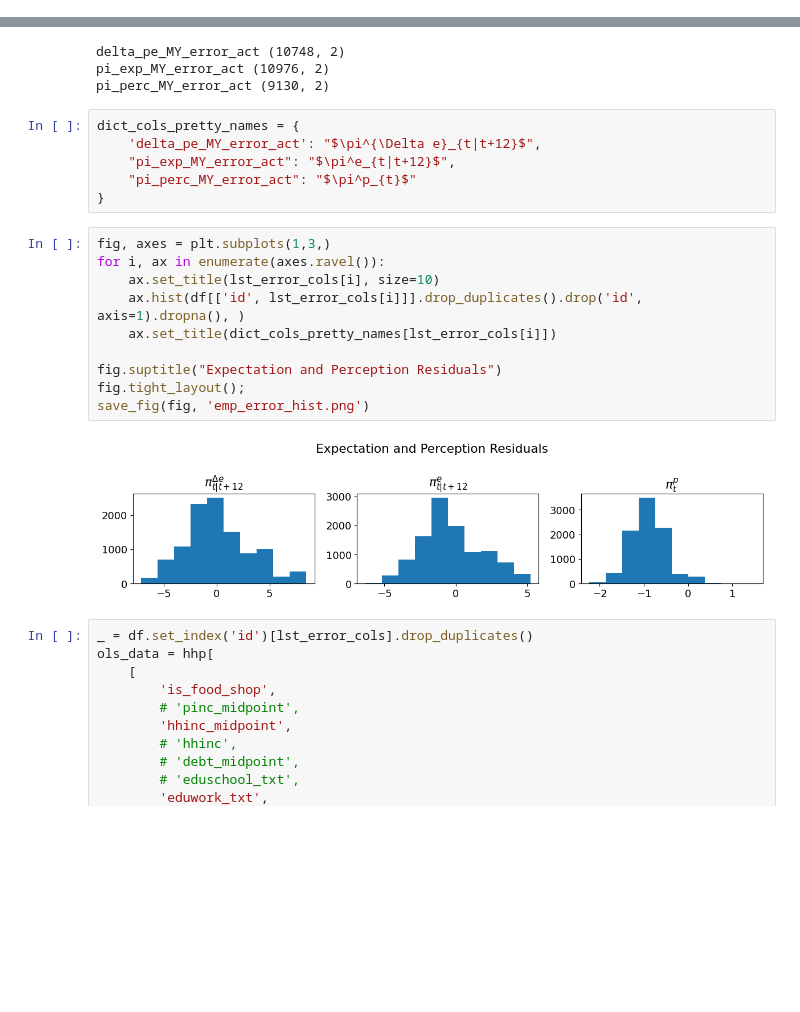
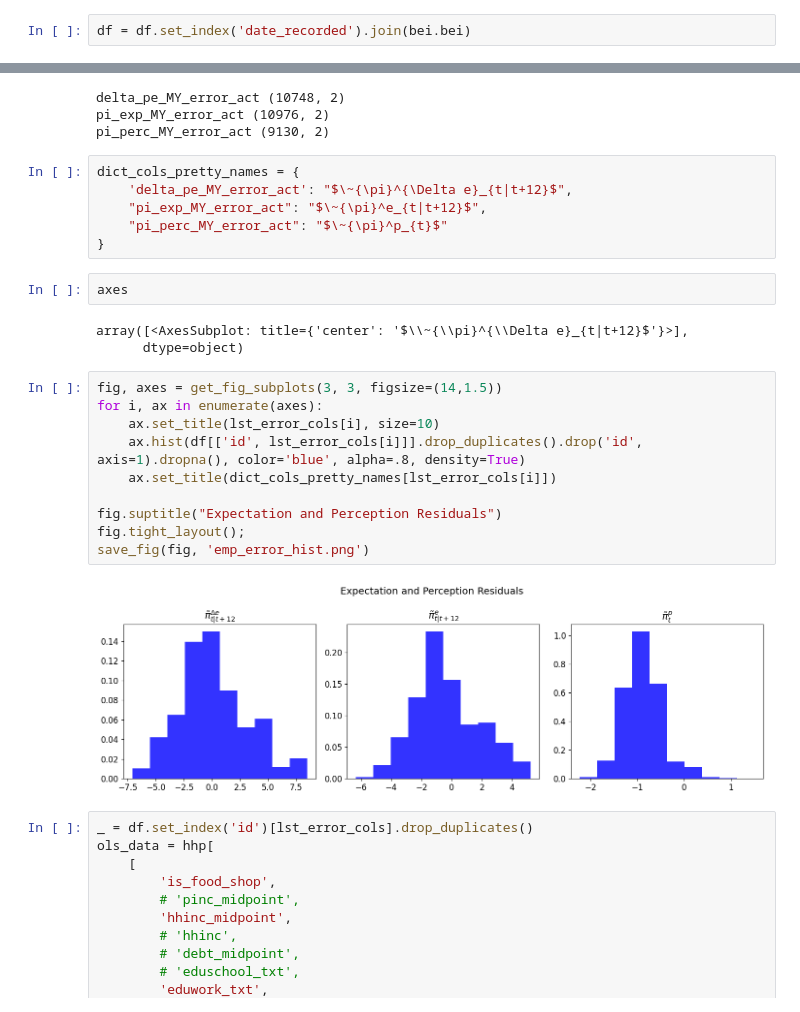
Before and after one commit to lukasgrahl/memoire2, a Jupyter notebook: notebooks/03-Analysis.ipynb, the cells around one changed output, grey strips where cells are left out. Saved outputs shown, nothing was run; the diff lists cells and outputs as text; blank space fills up the shorter version.

Commit message:
updated figures

```diff
--- a/notebooks/03-Analysis.ipynb
+++ b/notebooks/03-Analysis.ipynb
@@ -75,6 +75,8 @@ df = pd_join_dfs([df, hhp.set_index('date_forecast')[
     ['pi_exp_MY', 'i_exp_MY', 'pi_exp975_MY', 'pi_exp975_WY', 'pi_exp025_MY', 'pi_exp025_WY', 'pi_exp_WY']
 ].drop_duplicates().add_suffix("_F"),],
                  index_name='date_recorded')
+# %%
+df = df.set_index('date_recorded').join(bei.bei)
 # %%
 df['pi_exp_uncertainty_WY_F'] = df['pi_exp975_WY_F'] - df['pi_exp025_WY_F']
 df['pi_perc_uncertainty_WY'] = df['pi_perc95_WY'] - df['pi_perc05_WY']
@@ -200,22 +202,27 @@ pi_exp_MY_error_act (10976, 2)
 pi_perc_MY_error_act (9130, 2)
 # %%
 dict_cols_pretty_names = {
-    'delta_pe_MY_error_act': "$\pi^{\Delta e}_{t|t+12}$",
-    "pi_exp_MY_error_act": "$\pi^e_{t|t+12}$",
-    "pi_perc_MY_error_act": "$\pi^p_{t}$"
+    'delta_pe_MY_error_act': "$\~{\pi}^{\Delta e}_{t|t+12}$",
+    "pi_exp_MY_error_act": "$\~{\pi}^e_{t|t+12}$",
+    "pi_perc_MY_error_act": "$\~{\pi}^p_{t}$"
 }
+# %%
+axes
+# %% [output]
+array([<AxesSubplot: title={'center': '$\\~{\\pi}^{\\Delta e}_{t|t+12}$'}>],
+      dtype=object)
 # %%
-fig, axes = plt.subplots(1,3,)
-for i, ax in enumerate(axes.ravel()):
+fig, axes = get_fig_subplots(3, 3, figsize=(14,1.5))
+for i, ax in enumerate(axes):
     ax.set_title(lst_error_cols[i], size=10)
-    ax.hist(df[['id', lst_error_cols[i]]].drop_duplicates().drop('id', axis=1).dropna(), )
+    ax.hist(df[['id', lst_error_cols[i]]].drop_duplicates().drop('id', axis=1).dropna(), color='blue', alpha=.8, density=True)
     ax.set_title(dict_cols_pretty_names[lst_error_cols[i]])
 
 fig.suptitle("Expectation and Perception Residuals")
 fig.tight_layout();
 save_fig(fig, 'emp_error_hist.png')
 # %% [output]
-[figure, old version]
+[figure, new version]
 # %%
 _ = df.set_index('id')[lst_error_cols].drop_duplicates()
 ols_data = hhp[
```
Also changed, not shown: parts of 53 cells of this notebook, 2 other files.
